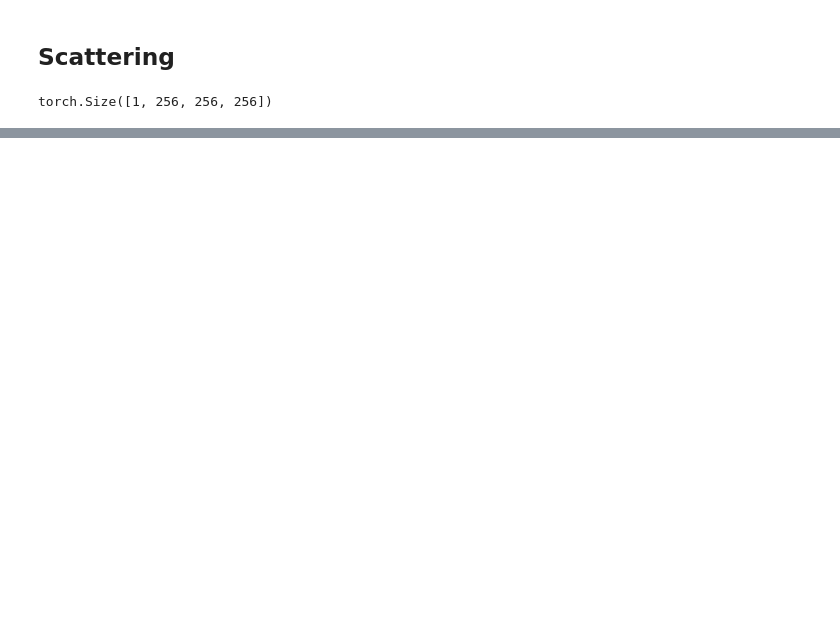
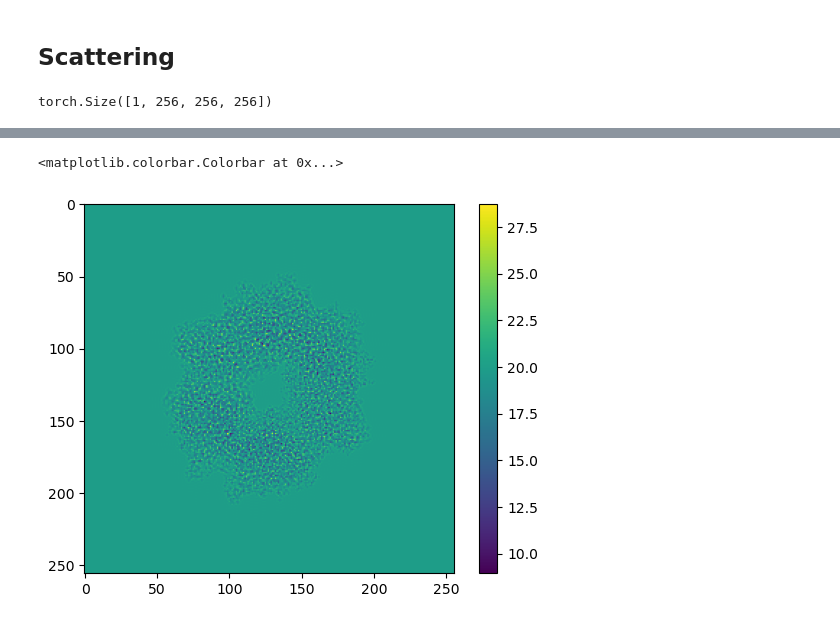
Before and after one commit to joelyeois/specter, a Jupyter notebook: notebooks/image-formation-models.ipynb, the cells around one changed output, grey strips where cells are left out. Saved outputs shown, nothing was run; the diff lists cells and outputs as text; code cells hidden in the pictures; blank space fills up the shorter version.

```diff
--- a/notebooks/image-formation-models.ipynb
+++ b/notebooks/image-formation-models.ipynb
@@ -72,0 +80,6 @@ plt.colorbar()
+# %%
+plt.imshow(torch.abs(exitwave[0])**2)
+plt.colorbar()
+# %% [output]
+<matplotlib.colorbar.Colorbar at 0x...>
+[figure, added]
```
Also changed, not shown: parts of 13 cells of this notebook, 4 other files.
